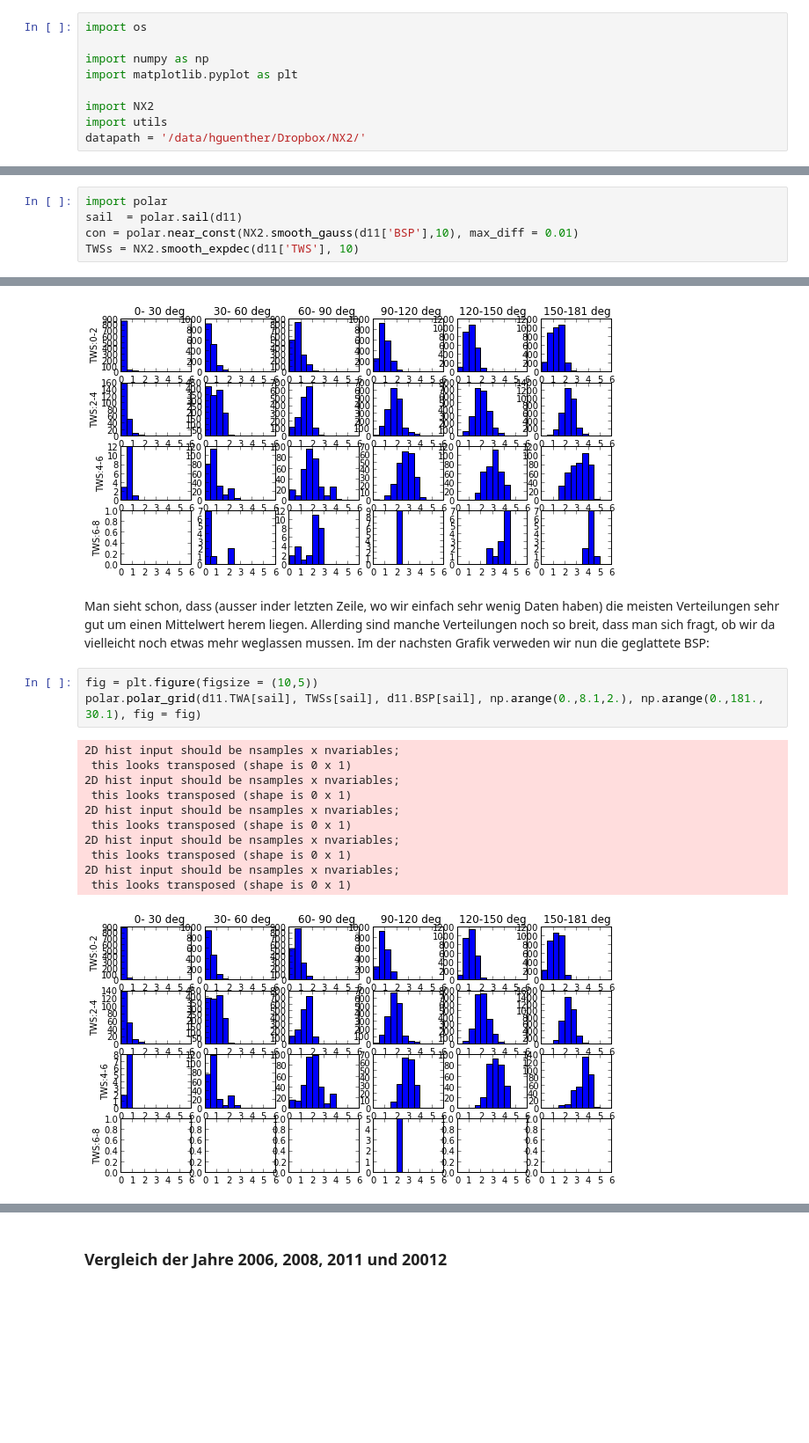
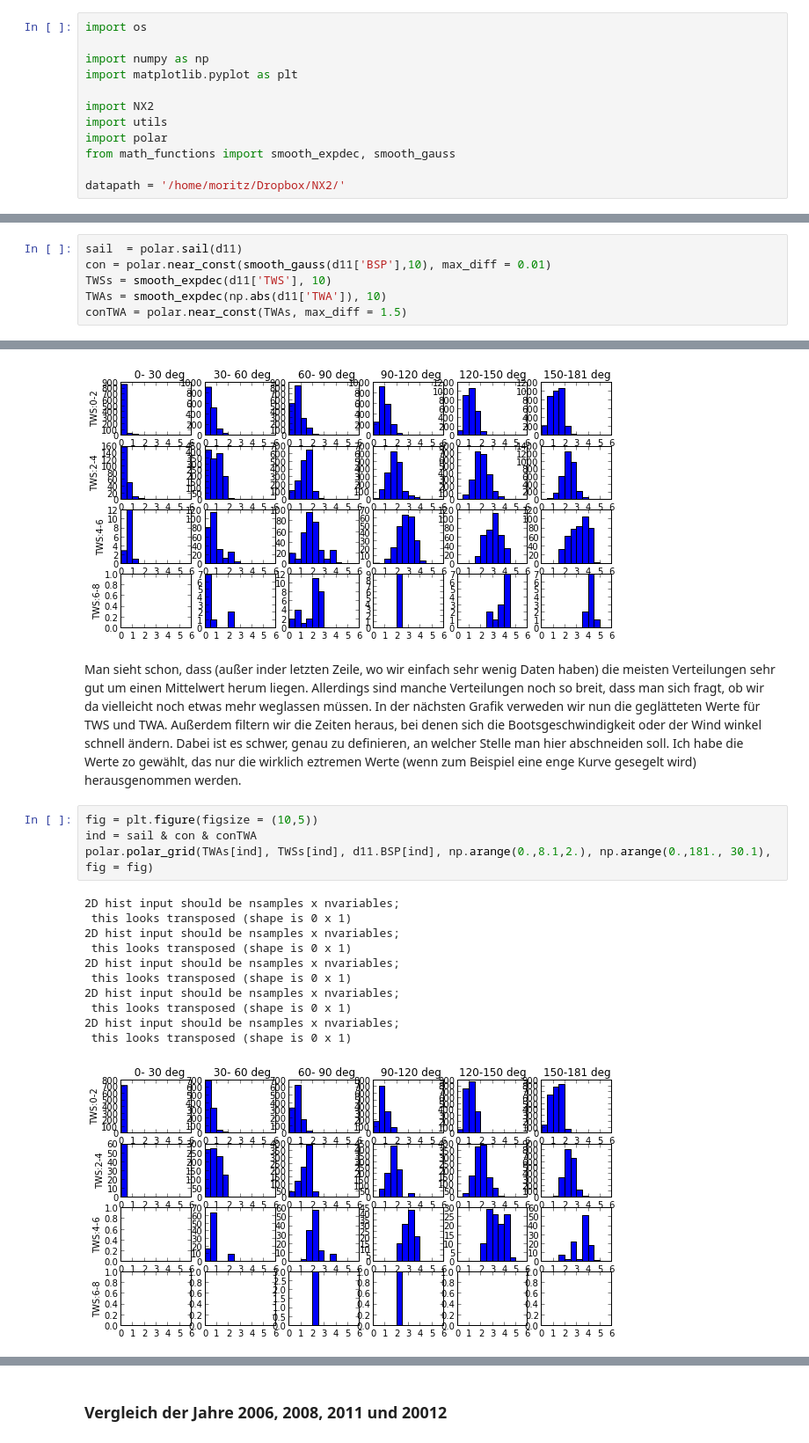
Before and after one commit to Roemerschiff/NX2, a Jupyter notebook: Polarplots.ipynb, the cells around one changed output, grey strips where cells are left out. Shown at 88% size. Saved outputs shown, nothing was run; the diff lists cells and outputs as text; blank space fills up the shorter version.

```diff
--- a/Polarplots.ipynb
+++ b/Polarplots.ipynb
@@ -19,7 +19,10 @@ import matplotlib.pyplot as plt
 
 import NX2
 import utils
-datapath = '/data/hguenther/Dropbox/NX2/'
+import polar
+from math_functions import smooth_expdec, smooth_gauss
+
+datapath = '/home/moritz/Dropbox/NX2/'
 # %%
 d06 = utils.read_06(datapath)
 d08 = utils.read_08(datapath)
@@ -149,7 +133,8 @@ plt.legend()
 # %% [markdown]
 Um sinnvolle Parameter zum Filtern zu finden und zu zeigen, wie sich die einzelnen Filter auswirken, verwende ich im Folgenden den Datensatz von 2011 als Beispiel.
 # %%
-import polar
 sail  = polar.sail(d11)
-con = polar.near_const(NX2.smooth_gauss(d11['BSP'],10), max_diff = 0.01)
-TWSs = NX2.smooth_expdec(d11['TWS'], 10)
+con = polar.near_const(smooth_gauss(d11['BSP'],10), max_diff = 0.01)
+TWSs = smooth_expdec(d11['TWS'], 10)
+TWAs = smooth_expdec(np.abs(d11['TWA']), 10)
+conTWA = polar.near_const(TWAs, max_diff = 1.5)
@@ -163,19 +158,20 @@ polar.polar_grid(d11.TWA[sail], d11.TWS[sail], d11.BSP[sail], np.arange(0.,8.1,2
  this looks transposed (shape is 0 x 1)
 [figure]
 # %% [markdown]
-Man sieht schon, dass (ausser inder letzten Zeile, wo wir einfach sehr wenig Daten haben) die meisten Verteilungen sehr gut um einen Mittelwert herem liegen. Allerding sind manche Verteilungen noch so breit, dass man sich fragt, ob wir da vielleicht noch etwas mehr weglassen mussen. Im der nachsten Grafik verweden wir nun die geglattete BSP:
+Man sieht schon, dass (außer inder letzten Zeile, wo wir einfach sehr wenig Daten haben) die meisten Verteilungen sehr gut um einen Mittelwert herum liegen. Allerdings sind manche Verteilungen noch so breit, dass man sich fragt, ob wir da vielleicht noch etwas mehr weglassen müssen. In der nächsten Grafik verweden wir nun die geglätteten Werte für TWS und TWA. Außerdem filtern wir die Zeiten heraus, bei denen sich die Bootsgeschwindigkeit oder der Wind winkel schnell ändern. Dabei ist es schwer, genau zu definieren, an welcher Stelle man hier abschneiden soll. Ich habe die Werte zo gewählt, das nur die wirklich eztremen Werte (wenn zum Beispiel eine enge Kurve gesegelt wird) herausgenommen werden.
 # %%
 fig = plt.figure(figsize = (10,5))
-polar.polar_grid(d11.TWA[sail], TWSs[sail], d11.BSP[sail], np.arange(0.,8.1,2.), np.arange(0.,181., 30.1), fig = fig)
+ind = sail & con & conTWA
+polar.polar_grid(TWAs[ind], TWSs[ind], d11.BSP[ind], np.arange(0.,8.1,2.), np.arange(0.,181., 30.1), fig = fig)
 # %% [output]
 2D hist input should be nsamples x nvariables;
  this looks transposed (shape is 0 x 1)
 2D hist input should be nsamples x nvariables;
  this looks transposed (shape is 0 x 1)
 2D hist input should be nsamples x nvariables;
  this looks transposed (shape is 0 x 1)
 2D hist input should be nsamples x nvariables;
  this looks transposed (shape is 0 x 1)
 2D hist input should be nsamples x nvariables;
  this looks transposed (shape is 0 x 1)
-[figure, old version]
+[figure, new version]
```
Also changed, not shown: parts of 31 cells of this notebook, 2 other files.
